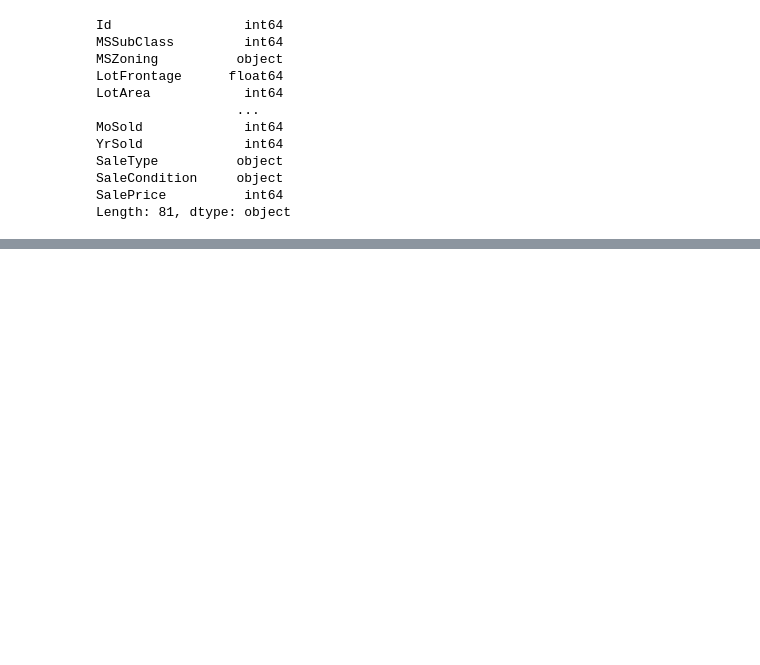
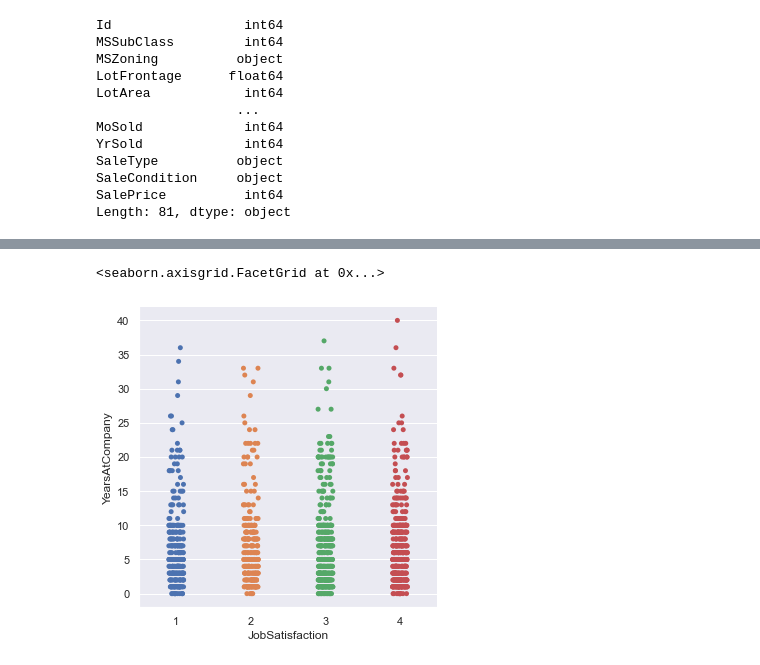
Before and after one commit to Quentin1402/dep-t-python, a Jupyter notebook: data_stat.ipynb, the cells around one changed output, grey strips where cells are left out. Saved outputs shown, nothing was run; the diff lists cells and outputs as text; code cells hidden in the pictures; blank space fills up the shorter version.

```diff
--- a/data_stat.ipynb
+++ b/data_stat.ipynb
@@ -28,0 +45,7 @@ sb.scatterplot(x="SalePrice", y="LotArea", data = house)
+# %%
+ibm = pd.read_csv('C:/Users/asus tuf/Downloads/ibm_hr_attrition.csv');
+ibm.dtypes
+sb.catplot(x="JobSatisfaction", y="YearsAtCompany", data=ibm)
+# %% [output]
+<seaborn.axisgrid.FacetGrid at 0x...>
+[figure, added]
```
Also changed, not shown: parts of 5 cells of this notebook.
